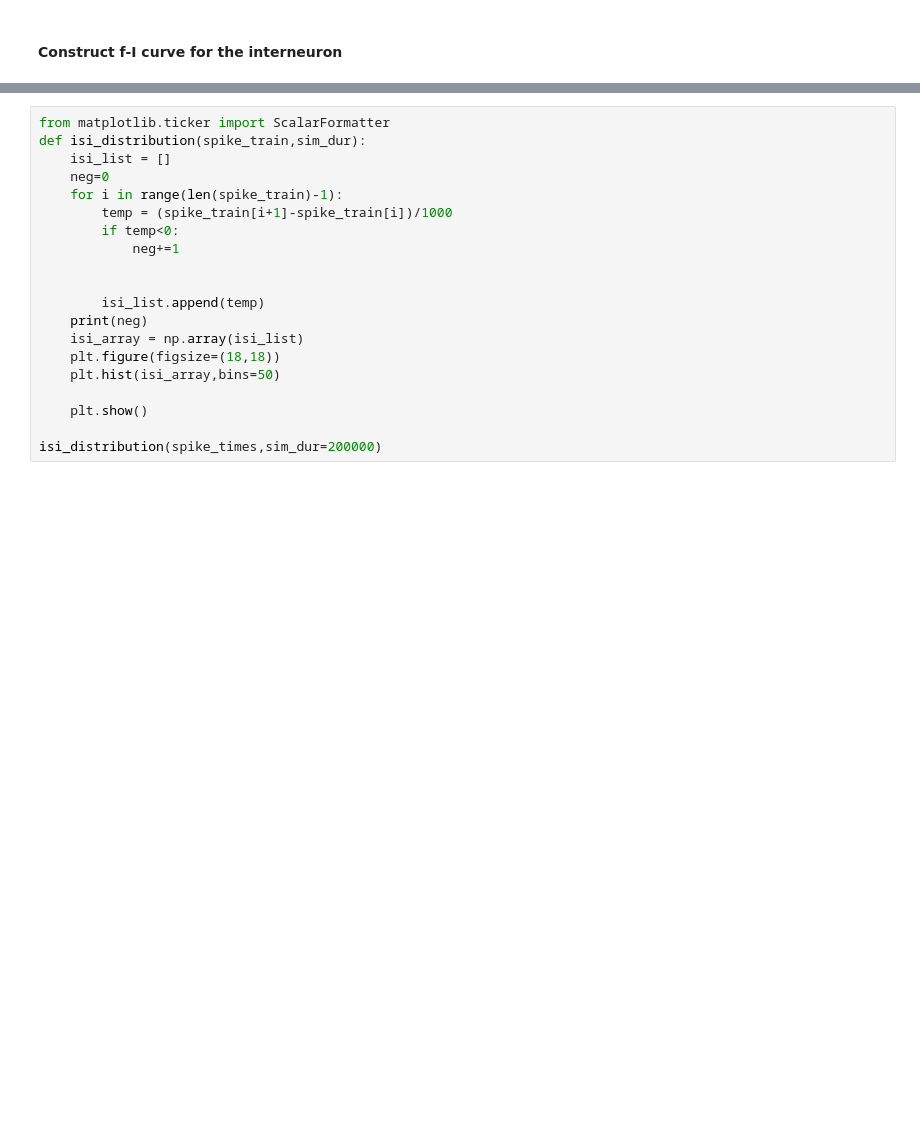
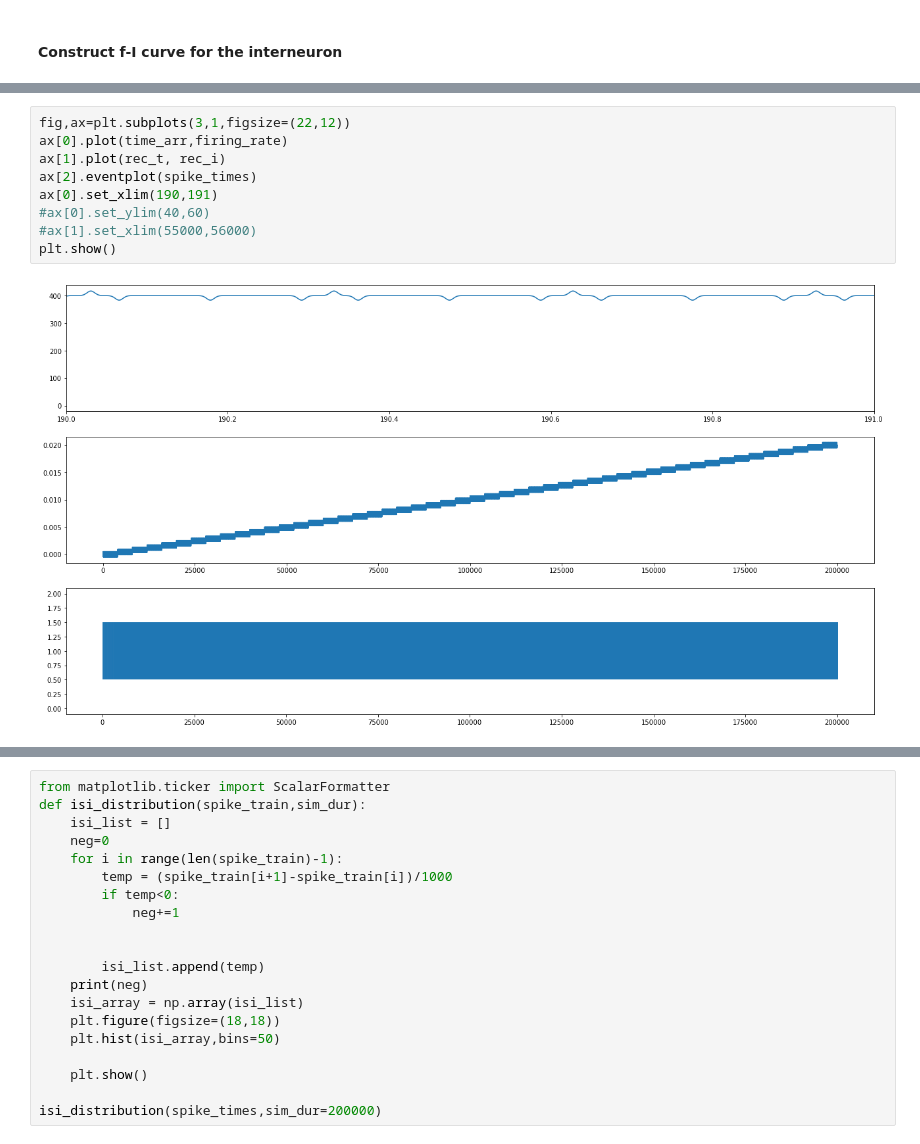
Before and after one commit to tiny-infinity/GridCellsCopy, a Jupyter notebook: analysis/notebooks/theta_analysis/single_interneuron.ipynb, the cells around one changed output, grey strips where cells are left out. Saved outputs shown, nothing was run; the diff lists cells and outputs as text; blank space fills up the shorter version.

```diff
--- a/analysis/notebooks/theta_analysis/single_interneuron.ipynb
+++ b/analysis/notebooks/theta_analysis/single_interneuron.ipynb
@@ -182,3 +175,14 @@ current density in ua/cm2 :  9.994930426171028e-06
+# %%
+fig,ax=plt.subplots(3,1,figsize=(22,12))
+ax[0].plot(time_arr,firing_rate)
+ax[1].plot(rec_t, rec_i)
+ax[2].eventplot(spike_times)
+ax[0].set_xlim(190,191)
+#ax[0].set_ylim(40,60)
+#ax[1].set_xlim(55000,56000)
+plt.show()
+# %% [output]
+[figure, added]
 # %%
 np_spike_times=np.array(spike_times.to_python())
 
```
Also changed, not shown: parts of 3 cells of this notebook, 8 other files.
